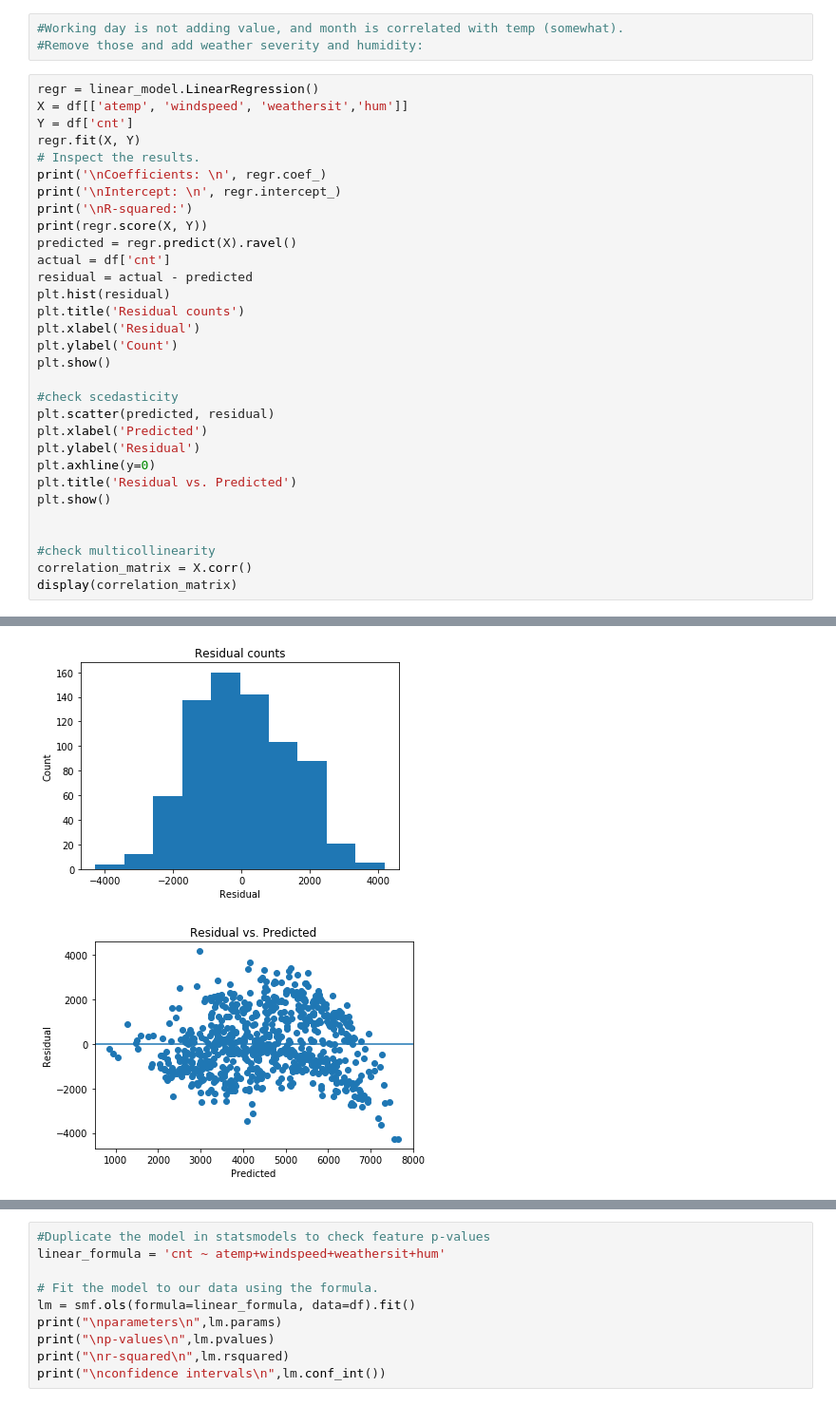
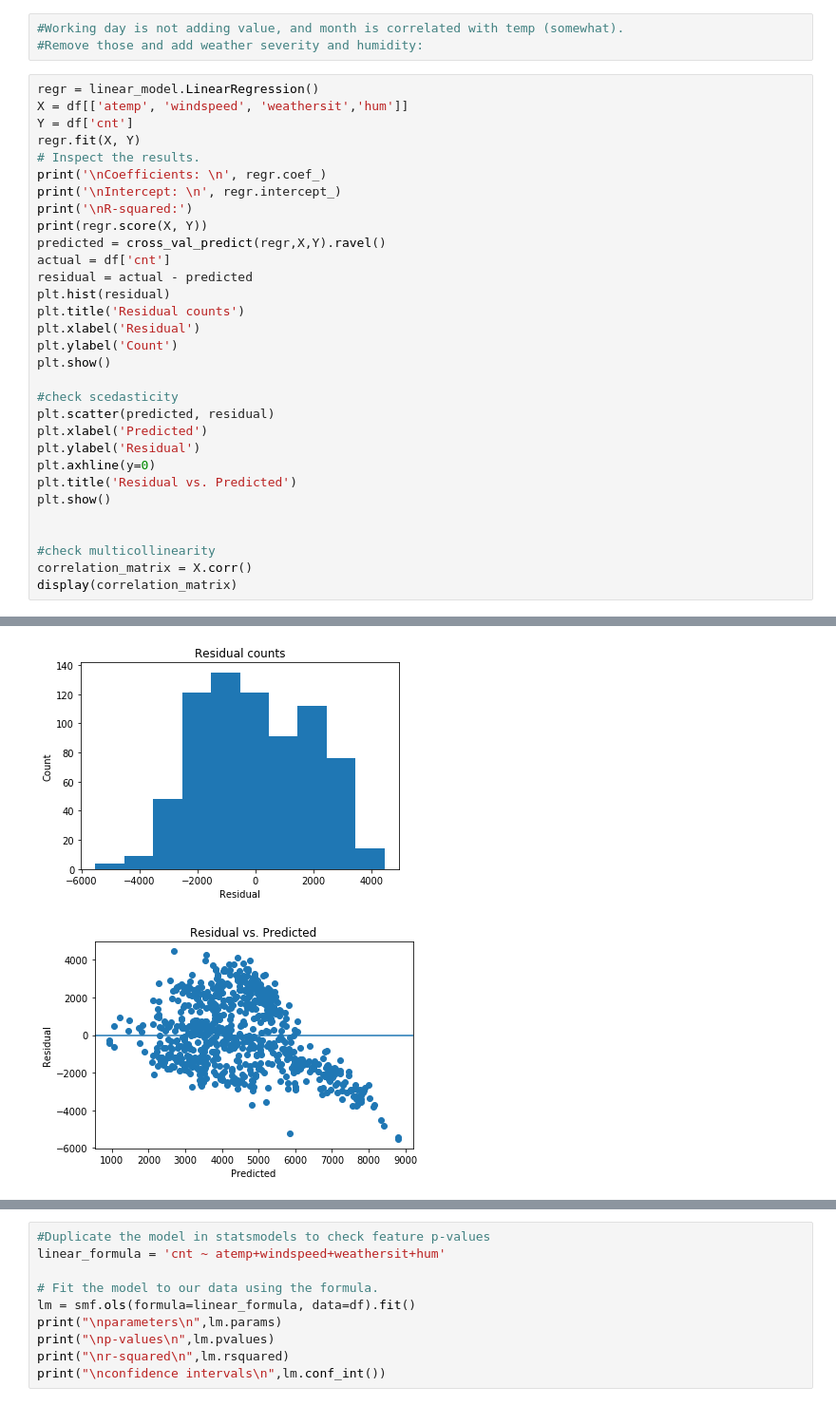
Before and after one commit to YunusBulut/dsprojects, a Jupyter notebook: similarity/U3.L1.P4_BikeShare.ipynb, the cells around one changed output, grey strips where cells are left out. Shown at 95% size. Saved outputs shown, nothing was run; the diff lists cells and outputs as text.

```diff
--- a/similarity/U3.L1.P4_BikeShare.ipynb
+++ b/similarity/U3.L1.P4_BikeShare.ipynb
@@ -190,38 +181,38 @@ print('\nCoefficients: \n', regr.coef_)
 print('\nIntercept: \n', regr.intercept_)
 print('\nR-squared:')
 print(regr.score(X, Y))
-predicted = regr.predict(X).ravel()
+predicted = cross_val_predict(regr,X,Y).ravel()
 actual = df['cnt']
 residual = actual - predicted
 plt.hist(residual)
 plt.title('Residual counts')
 plt.xlabel('Residual')
 plt.ylabel('Count')
 plt.show()
 
 #check scedasticity
 plt.scatter(predicted, residual)
 plt.xlabel('Predicted')
 plt.ylabel('Residual')
 plt.axhline(y=0)
 plt.title('Residual vs. Predicted')
 plt.show()
 
 
 #check multicollinearity
 correlation_matrix = X.corr()
 display(correlation_matrix)
 # %% [output]
 Coefficients:
  [ 7220.34228646 -3857.39731559  -464.6201834  -1996.50971819]
 
 Intercept:
  3716.0355069135103
 
 R-squared:
 0.47313512865891616
-[figure, old version]
+[figure, new version]
-[figure, old version]
+[figure, new version]
 |  | atemp | windspeed | weathersit | hum |
 | atemp | 1.000000 | -0.183643 | -0.121583 | 0.139988 |
 | windspeed | -0.183643 | 1.000000 | 0.039511 | -0.248489 |
```
Also changed, not shown: parts of 13 cells of this notebook.
